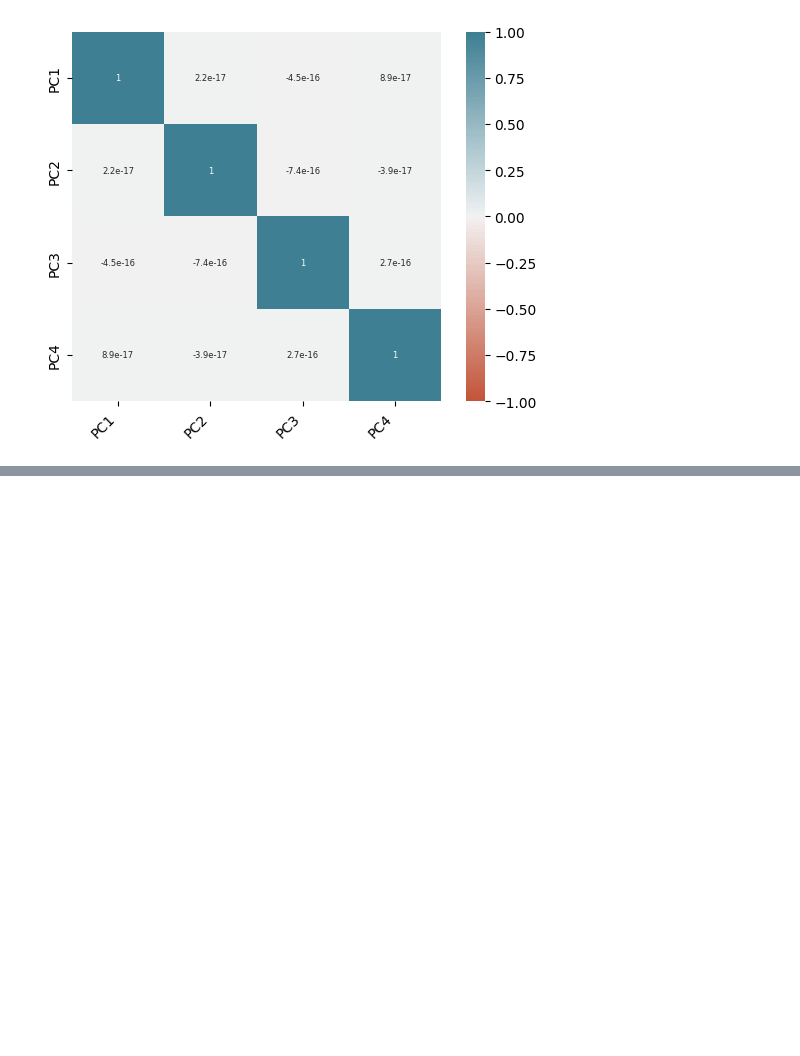
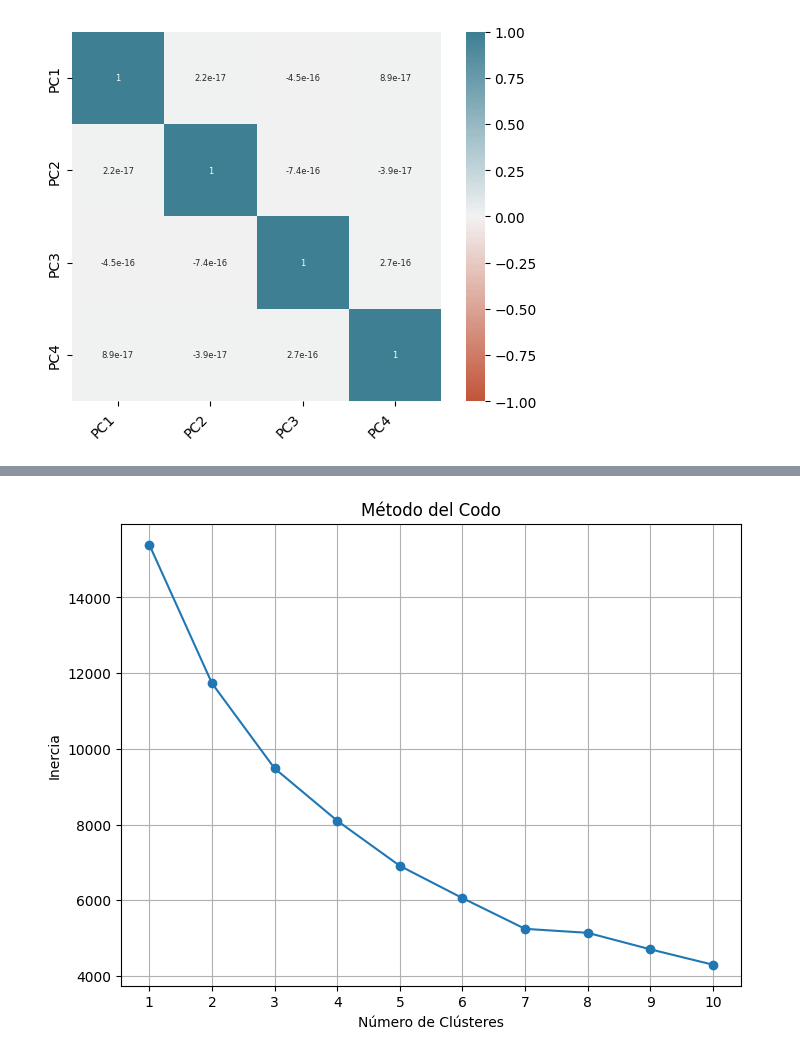
Before and after one commit to MateoGraviFiorino/DataMining, a Jupyter notebook: TP_Gravi_Lomenzo.ipynb, the cells around one changed output, grey strips where cells are left out. Saved outputs shown, nothing was run; the diff lists cells and outputs as text; code cells hidden in the pictures; blank space fills up the shorter version.

```diff
--- a/TP_Gravi_Lomenzo.ipynb
+++ b/TP_Gravi_Lomenzo.ipynb
@@ -236,0 +274,23 @@ plt.show()
+# %%
+isomap_df = Isomap(n_neighbors=60, n_components=2)
+isomap_df.fit(df_std)
+projections_isomap = isomap_df.transform(df_std)
+
+fig = px.scatter(
+    projections_isomap, x=0, y=1,
+    color=df['label'], labels={'color': 'label'}
+)
+fig.update_traces(marker_size=8)
+fig.show()
+# %%
+isomap_df = Isomap(n_neighbors=6, n_components=2)
+isomap_df.fit(df_std)
+projections_isomap = isomap_df.transform(df_std)
+
+fig = px.scatter(
+projections_isomap, x=0, y=1,
+color=df['label'], labels={'color': 'label'}
+)
+
+fig.update_traces(marker_size=8)
+fig.show()
@@ -236,0 +359,17 @@ plt.show()
+# %%
+inercia = []
+for k in range(1, 11):
+    kmeans = KMeans(n_clusters=k, random_state=0)
+    kmeans.fit(df_std)
+    inercia.append(kmeans.inertia_)
+
+plt.figure(figsize=(8, 6))
+plt.plot(range(1, 11), inercia, marker='o')
+plt.title('Método del Codo')
+plt.xlabel('Número de Clústeres')
+plt.ylabel('Inercia')
+plt.xticks(np.arange(1, 11))
+plt.grid(True)
+plt.show()
+# %% [output]
+[figure, added]
```
Also changed, not shown: parts of 27 cells of this notebook.
